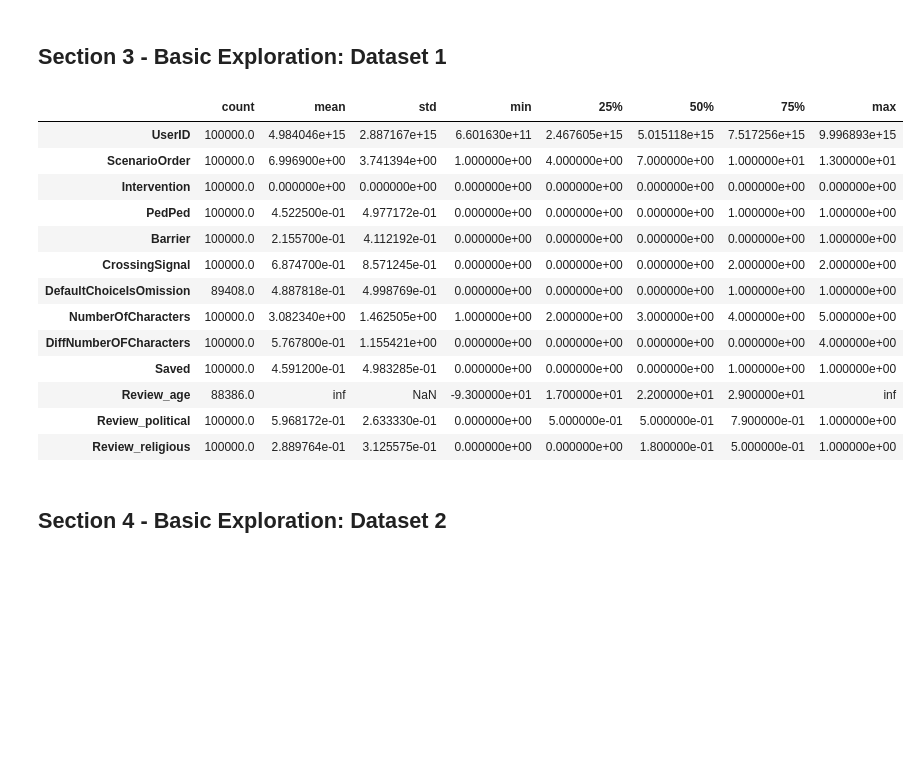
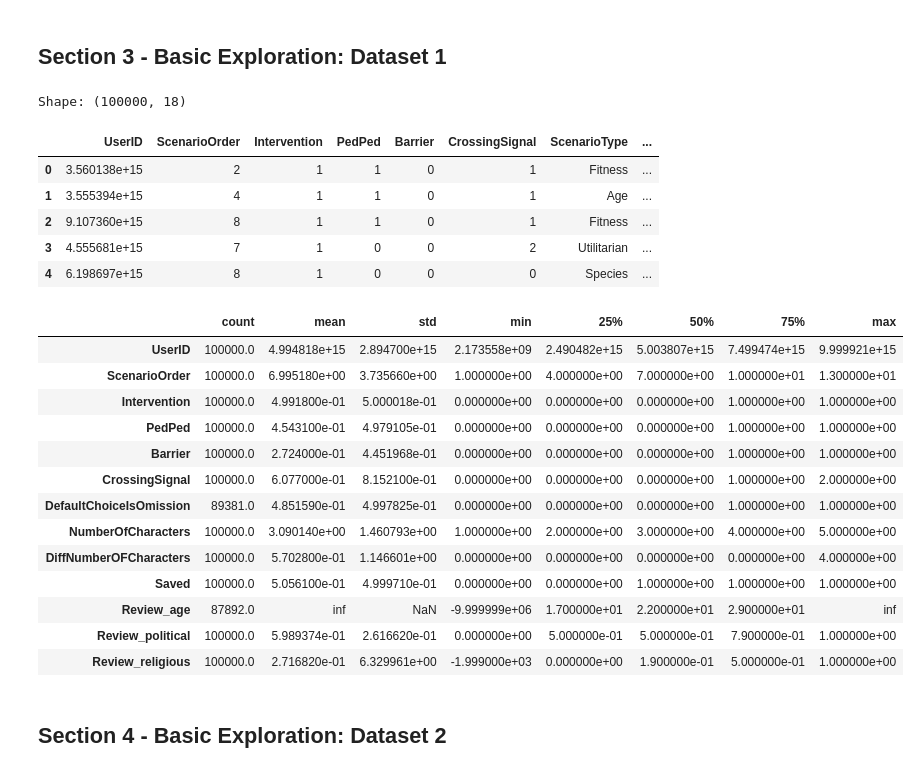
Before and after one commit to Cristiansen13/MoralAI-Predictors, a Jupyter notebook: AAD_MoralAI_NewApproach.ipynb, the cells around one changed output. Cells and saved outputs as stored; diff of their text form; code cells hidden in the pictures; blank space fills up the shorter version.

```diff
--- a/AAD_MoralAI_NewApproach.ipynb
+++ b/AAD_MoralAI_NewApproach.ipynb
@@ -52,52 +53,67 @@ df_ipip.head()
 # %% [markdown]
 ## Section 3 - Basic Exploration: Dataset 1
 # %%
+import numpy as np
+import pandas as pd
+
 MM_USECOLS = [
     "UserID",
     "ScenarioOrder",
     "Intervention",
     "PedPed",
     "Barrier",
     "CrossingSignal",
     "ScenarioType",
     "DefaultChoiceIsOmission",
     "NumberOfCharacters",
     "DiffNumberOFCharacters",
     "Saved",
     "UserCountry3",
     "Review_age",
     "Review_gender",
     "Review_income",
     "Review_education",
     "Review_political",
     "Review_religious",
 ]
 
 SAMPLE_ROWS = 100_000  # sample for quick exploration
-mm_sample = pd.read_csv(MM_PATH, usecols=MM_USECOLS, nrows=SAMPLE_ROWS, low_memory=False)
 
-mm_sample.shape
-mm_sample.head()
-list(mm_sample.columns)
-mm_sample.isna().mean().sort_values(ascending=False).head(12)
+# 1. Load all rows, but ONLY the required columns to save memory
+mm_sample = pd.read_csv(MM_PATH, usecols=MM_USECOLS, low_memory=False)
+
+# 2. Randomly sample the rows to prevent sequential/time-based bias
+if len(mm_sample) > SAMPLE_ROWS:
+    mm_sample = mm_sample.sample(n=SAMPLE_ROWS, random_state=42).reset_index(drop=True)
+
+# 3. Explore the sampled data
+print("Shape:", mm_sample.shape)
+display(mm_sample.head())
 
 numeric_cols = mm_sample.select_dtypes(include=[np.number]).columns
-mm_sample[numeric_cols].describe().transpose()
+display(mm_sample[numeric_cols].describe().transpose())
 # %% [output]
+Shape: (100000, 18)
-|  | count | mean | std | min | 25% | 50% | 75% | max |
-| UserID | 100000.0 | 4.984046e+15 | 2.887167e+15 | 6.601630e+11 | 2.467605e+15 | 5.015118e+15 | 7.517256e+15 | 9.996893e+15 |
-| ScenarioOrder | 100000.0 | 6.996900e+00 | 3.741394e+00 | 1.000000e+00 | 4.000000e+00 | 7.000000e+00 | 1.000000e+01 | 1.300000e+01 |
-| Intervention | 100000.0 | 0.000000e+00 | 0.000000e+00 | 0.000000e+00 | 0.000000e+00 | 0.000000e+00 | 0.000000e+00 | 0.000000e+00 |
-| PedPed | 100000.0 | 4.522500e-01 | 4.977172e-01 | 0.000000e+00 | 0.000000e+00 | 0.000000e+00 | 1.000000e+00 | 1.000000e+00 |
-| Barrier | 100000.0 | 2.155700e-01 | 4.112192e-01 | 0.000000e+00 | 0.000000e+00 | 0.000000e+00 | 0.000000e+00 | 1.000000e+00 |
-| CrossingSignal | 100000.0 | 6.874700e-01 | 8.571245e-01 | 0.000000e+00 | 0.000000e+00 | 0.000000e+00 | 2.000000e+00 | 2.000000e+00 |
-| DefaultChoiceIsOmission | 89408.0 | 4.887818e-01 | 4.998769e-01 | 0.000000e+00 | 0.000000e+00 | 0.000000e+00 | 1.000000e+00 | 1.000000e+00 |
-| NumberOfCharacters | 100000.0 | 3.082340e+00 | 1.462505e+00 | 1.000000e+00 | 2.000000e+00 | 3.000000e+00 | 4.000000e+00 | 5.000000e+00 |
-| DiffNumberOFCharacters | 100000.0 | 5.767800e-01 | 1.155421e+00 | 0.000000e+00 | 0.000000e+00 | 0.000000e+00 | 0.000000e+00 | 4.000000e+00 |
-| Saved | 100000.0 | 4.591200e-01 | 4.983285e-01 | 0.000000e+00 | 0.000000e+00 | 0.000000e+00 | 1.000000e+00 | 1.000000e+00 |
-| Review_age | 88386.0 | inf | NaN | -9.300000e+01 | 1.700000e+01 | 2.200000e+01 | 2.900000e+01 | inf |
-| Review_political | 100000.0 | 5.968172e-01 | 2.633330e-01 | 0.000000e+00 | 5.000000e-01 | 5.000000e-01 | 7.900000e-01 | 1.000000e+00 |
-| Review_religious | 100000.0 | 2.889764e-01 | 3.125575e-01 | 0.000000e+00 | 0.000000e+00 | 1.800000e-01 | 5.000000e-01 | 1.000000e+00 |
+|  | UserID | ScenarioOrder | Intervention | PedPed | Barrier | CrossingSignal | ScenarioType | ... |
+| 0 | 3.560138e+15 | 2 | 1 | 1 | 0 | 1 | Fitness | ... |
+| 1 | 3.555394e+15 | 4 | 1 | 1 | 0 | 1 | Age | ... |
+| 2 | 9.107360e+15 | 8 | 1 | 1 | 0 | 1 | Fitness | ... |
+| 3 | 4.555681e+15 | 7 | 1 | 0 | 0 | 2 | Utilitarian | ... |
+| 4 | 6.198697e+15 | 8 | 1 | 0 | 0 | 0 | Species | ... |
+|  | count | mean | std | min | 25% | 50% | 75% | max |
+| UserID | 100000.0 | 4.994818e+15 | 2.894700e+15 | 2.173558e+09 | 2.490482e+15 | 5.003807e+15 | 7.499474e+15 | 9.999921e+15 |
+| ScenarioOrder | 100000.0 | 6.995180e+00 | 3.735660e+00 | 1.000000e+00 | 4.000000e+00 | 7.000000e+00 | 1.000000e+01 | 1.300000e+01 |
+| Intervention | 100000.0 | 4.991800e-01 | 5.000018e-01 | 0.000000e+00 | 0.000000e+00 | 0.000000e+00 | 1.000000e+00 | 1.000000e+00 |
+| PedPed | 100000.0 | 4.543100e-01 | 4.979105e-01 | 0.000000e+00 | 0.000000e+00 | 0.000000e+00 | 1.000000e+00 | 1.000000e+00 |
+| Barrier | 100000.0 | 2.724000e-01 | 4.451968e-01 | 0.000000e+00 | 0.000000e+00 | 0.000000e+00 | 1.000000e+00 | 1.000000e+00 |
+| CrossingSignal | 100000.0 | 6.077000e-01 | 8.152100e-01 | 0.000000e+00 | 0.000000e+00 | 0.000000e+00 | 1.000000e+00 | 2.000000e+00 |
+| DefaultChoiceIsOmission | 89381.0 | 4.851590e-01 | 4.997825e-01 | 0.000000e+00 | 0.000000e+00 | 0.000000e+00 | 1.000000e+00 | 1.000000e+00 |
+| NumberOfCharacters | 100000.0 | 3.090140e+00 | 1.460793e+00 | 1.000000e+00 | 2.000000e+00 | 3.000000e+00 | 4.000000e+00 | 5.000000e+00 |
+| DiffNumberOFCharacters | 100000.0 | 5.702800e-01 | 1.146601e+00 | 0.000000e+00 | 0.000000e+00 | 0.000000e+00 | 0.000000e+00 | 4.000000e+00 |
+| Saved | 100000.0 | 5.056100e-01 | 4.999710e-01 | 0.000000e+00 | 0.000000e+00 | 1.000000e+00 | 1.000000e+00 | 1.000000e+00 |
+| Review_age | 87892.0 | inf | NaN | -9.999999e+06 | 1.700000e+01 | 2.200000e+01 | 2.900000e+01 | inf |
+| Review_political | 100000.0 | 5.989374e-01 | 2.616620e-01 | 0.000000e+00 | 5.000000e-01 | 5.000000e-01 | 7.900000e-01 | 1.000000e+00 |
+| Review_religious | 100000.0 | 2.716820e-01 | 6.329961e+00 | -1.999000e+03 | 0.000000e+00 | 1.900000e-01 | 5.000000e-01 | 1.000000e+00 |
 # %% [markdown]
 ## Section 4 - Basic Exploration: Dataset 2
 # %%
```
Also changed, not shown: parts of 6 cells of this notebook.
